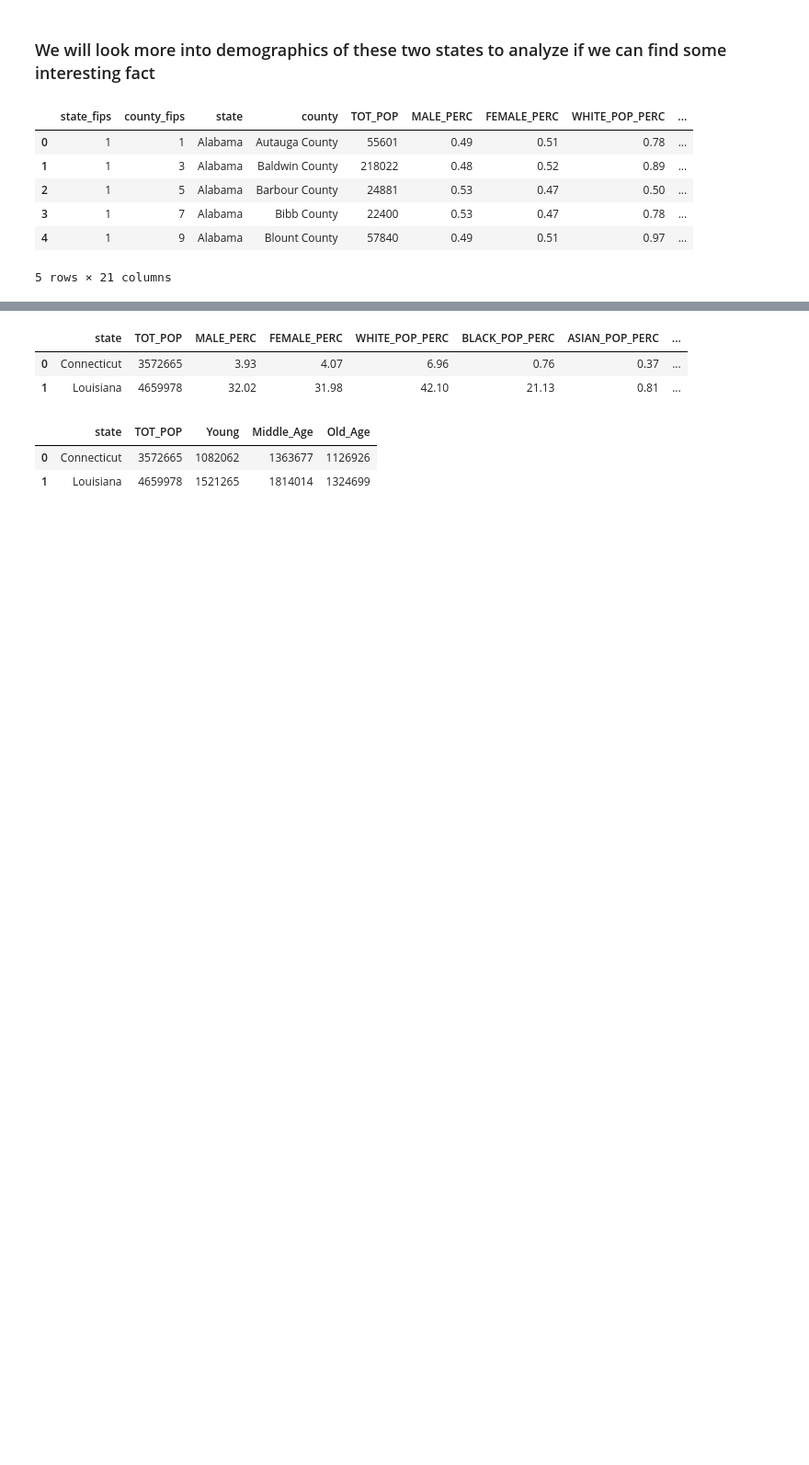
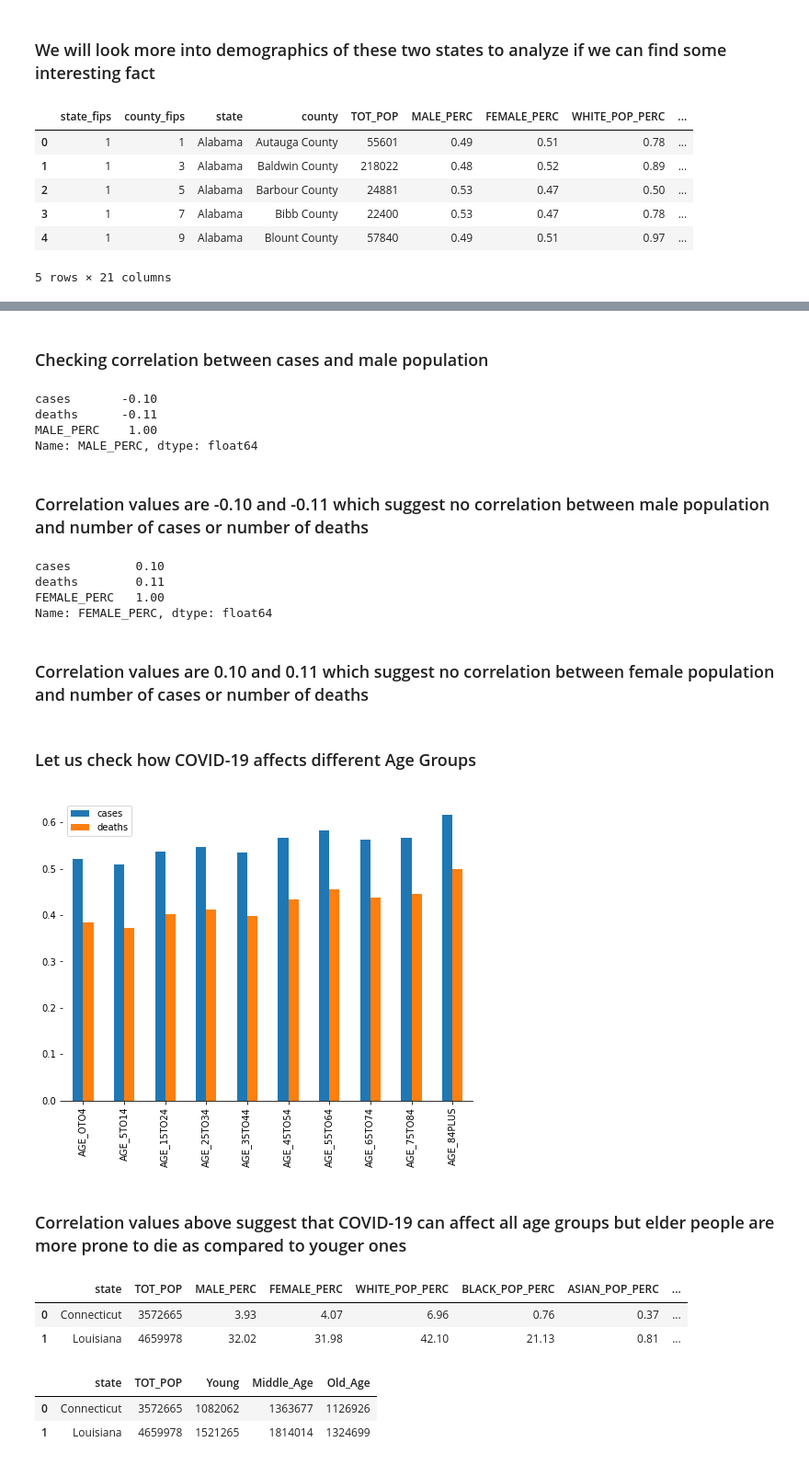
Before and after one commit to modi975/ibm-capstone-project, a Jupyter notebook: usa-analysis.ipynb, the cells around one changed output, grey strips where cells are left out. Shown at 92% size. Drawn from its saved outputs; the diff is of its cells as text; code cells hidden in the pictures; blank space fills up the shorter version.

```diff
--- a/usa-analysis.ipynb
+++ b/usa-analysis.ipynb
@@ -189,0 +192,5 @@ demographic_df.head()
+# %%
+max_date_covid = covid_df[covid_df['date'] == covid_df['date'].max()]
+max_date_covid = max_date_covid[['date', 'state', 'cases', 'deaths']]
+max_date_covid = max_date_covid.groupby(['date', 'state'], as_index=False).sum()
+max_date_covid.head()
@@ -189,0 +204,4 @@ demographic_df.head()
+# %%
+demo_df = demographic_df.drop(columns=['state_fips', 'county_fips', 'county'], axis=1)
+demo_df = demo_df.groupby(['state'], as_index=False).agg({'MALE_PERC': 'mean', 'FEMALE_PERC': 'mean', 'BLACK_POP_PERC': 'mean', 'ASIAN_POP_PERC': 'mean', 'HISP_POP_PERC': 'mean', 'TOT_POP': 'sum', 'AGE_OTO4': 'sum', 'AGE_5TO14': 'sum', 'AGE_15TO24': 'sum', 'AGE_25TO34': 'sum', 'AGE_35TO44': 'sum', 'AGE_45TO54': 'sum', 'AGE_55TO64': 'sum', 'AGE_65TO74': 'sum', 'AGE_75TO84': 'sum', 'AGE_84PLUS':'sum'})
+demo_df.head()
@@ -189,0 +215,3 @@ demographic_df.head()
+# %%
+usa_demo = pd.merge(max_date_covid,demo_df, on='state', how='left')
+usa_demo.head()
@@ -190,3 +225,38 @@ demographic_df.head()
+# %% [markdown]
+### Checking correlation between cases and male population
+# %%
+usa_demo[['cases', 'deaths', 'MALE_PERC']].corr(method='pearson')['MALE_PERC']
+# %% [output]
+cases       -0.10
+deaths      -0.11
+MALE_PERC    1.00
+Name: MALE_PERC, dtype: float64
+# %% [markdown]
+### Correlation values are -0.10 and -0.11 which suggest no correlation between male population and number of cases or number of deaths
+# %%
+usa_demo[['cases', 'deaths', 'FEMALE_PERC']].corr(method='pearson')['FEMALE_PERC']
+# %% [output]
+cases         0.10
+deaths        0.11
+FEMALE_PERC   1.00
+Name: FEMALE_PERC, dtype: float64
+# %% [markdown]
+### Correlation values are 0.10 and 0.11 which suggest no correlation between female population and number of cases or number of deaths
+# %% [markdown]
+### Let us check how COVID-19 affects different Age Groups
+# %%
+dd = usa_demo[['cases', 'deaths', 'AGE_OTO4', 'AGE_5TO14', 'AGE_15TO24', 'AGE_25TO34', 'AGE_35TO44', 'AGE_45TO54' ,'AGE_55TO64', 'AGE_65TO74', 'AGE_75TO84', 'AGE_84PLUS']].corr(method='pearson')[:2]
+dd = dd.T
+dd = dd[2:]
+dd.plot(kind='bar', figsize=(8,6))
+ax = plt.gca()
+ax.spines['top'].set_visible(False)
+ax.spines['right'].set_visible(False)
+ax.spines['left'].set_visible(False)
+# %% [output]
+[figure, added]
+# %% [markdown]
+### Correlation values above suggest that COVID-19 can affect all age groups but elder people are more prone to die as compared to youger ones
 # %%
 demographic_df_diff = demographic_df[demographic_df['state'].isin(diff)].reset_index(drop=True)
 demographic_df_diff = demographic_df_diff.drop(columns=['state_fips', 'county_fips', 'county'], axis=1)
```
Also changed, not shown: parts of 4 cells of this notebook.
